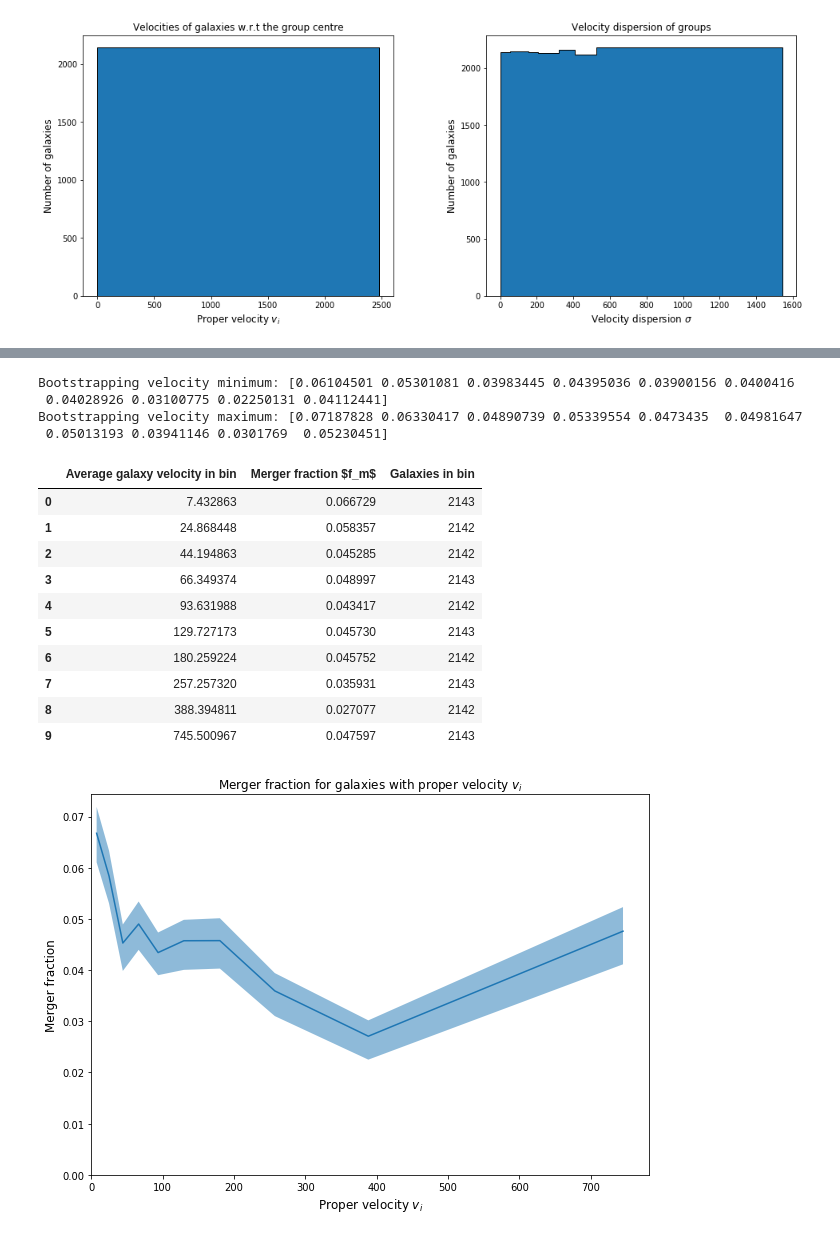
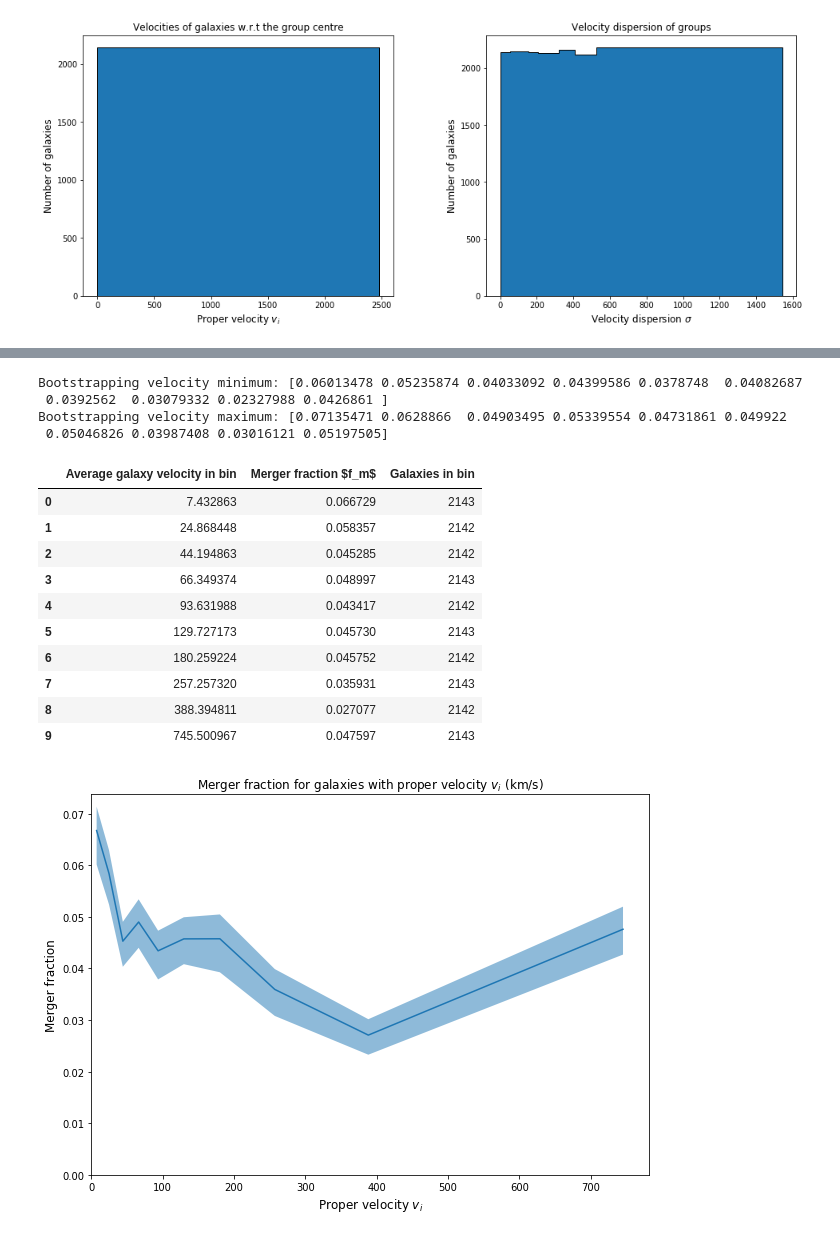
Before and after one commit to tplews98/MPhys_Project, a Jupyter notebook: Hilary work/HT_Week2_VolumeLimited.ipynb, the cells around one changed output, grey strips where cells are left out. Saved outputs shown, nothing was run; the diff lists cells and outputs as text; code cells hidden in the pictures.

```diff
--- a/Hilary work/HT_Week2_VolumeLimited.ipynb
+++ b/Hilary work/HT_Week2_VolumeLimited.ipynb
@@ -875,36 +930,36 @@ def merger_fraction_velocity_binning(data, velocity_bins):
 
 # Call function with all_data and calculated velocity bins
 merger_fraction_velocities, velocity_bin_centres, galaxies_in_bin = merger_fraction_velocity_binning(velocity_data_pandas, velocity_equal_bins)
 
 # Create dataframe of average galaxy velocity, merger fraction and gaalxies in each bin and display it
 merger_fraction_velocity_info = list(zip(velocity_bin_centres, merger_fraction_velocities, galaxies_in_bin))
 display(pd.DataFrame(merger_fraction_velocity_info, columns=["Average galaxy velocity in bin", "Merger fraction $f_m$", "Galaxies in bin"]))
 
 # Plot a line plot of merger fraction with the minimum and maximum from bootstrapping filled in
 plt.figure(figsize=(10,7))
 plt.plot(velocity_bin_centres, merger_fraction_velocities)
 plt.fill_between(velocity_bin_centres, merger_fraction_velocity_bootstrapped_min, merger_fraction_velocity_bootstrapped_max, alpha=0.5)
 #plt.xscale("log")
 plt.xlim(left=0)
 plt.ylim(bottom=0)
 plt.xlabel("Proper velocity $v_i$", fontsize=12)
 plt.ylabel("Merger fraction", fontsize=12)
-plt.title("Merger fraction for galaxies with proper velocity $v_i$", fontsize=12)
+plt.title("Merger fraction for galaxies with proper velocity $v_i$ (km/s)", fontsize=12)
 plt.show()
 # %% [output]
-Bootstrapping velocity minimum: [0.06104501 0.05301081 0.03983445 0.04395036 0.03900156 0.0400416
- 0.04028926 0.03100775 0.02250131 0.04112441]
-Bootstrapping velocity maximum: [0.07187828 0.06330417 0.04890739 0.05339554 0.0473435  0.04981647
- 0.05013193 0.03941146 0.0301769  0.05230451]
+Bootstrapping velocity minimum: [0.06013478 0.05235874 0.04033092 0.04399586 0.0378748  0.04082687
+ 0.0392562  0.03079332 0.02327988 0.0426861 ]
+Bootstrapping velocity maximum: [0.07135471 0.0628866  0.04903495 0.05339554 0.04731861 0.049922
+ 0.05046826 0.03987408 0.03016121 0.05197505]
 |  | Average galaxy velocity in bin | Merger fraction $f_m$ | Galaxies in bin |
 | 0 | 7.432863 | 0.066729 | 2143 |
 | 1 | 24.868448 | 0.058357 | 2142 |
 | 2 | 44.194863 | 0.045285 | 2142 |
 | 3 | 66.349374 | 0.048997 | 2143 |
 | 4 | 93.631988 | 0.043417 | 2142 |
 | 5 | 129.727173 | 0.045730 | 2143 |
 | 6 | 180.259224 | 0.045752 | 2142 |
 | 7 | 257.257320 | 0.035931 | 2143 |
 | 8 | 388.394811 | 0.027077 | 2142 |
 | 9 | 745.500967 | 0.047597 | 2143 |
-[figure, old version]
+[figure, new version]
```
Also changed, not shown: parts of 19 cells of this notebook.
